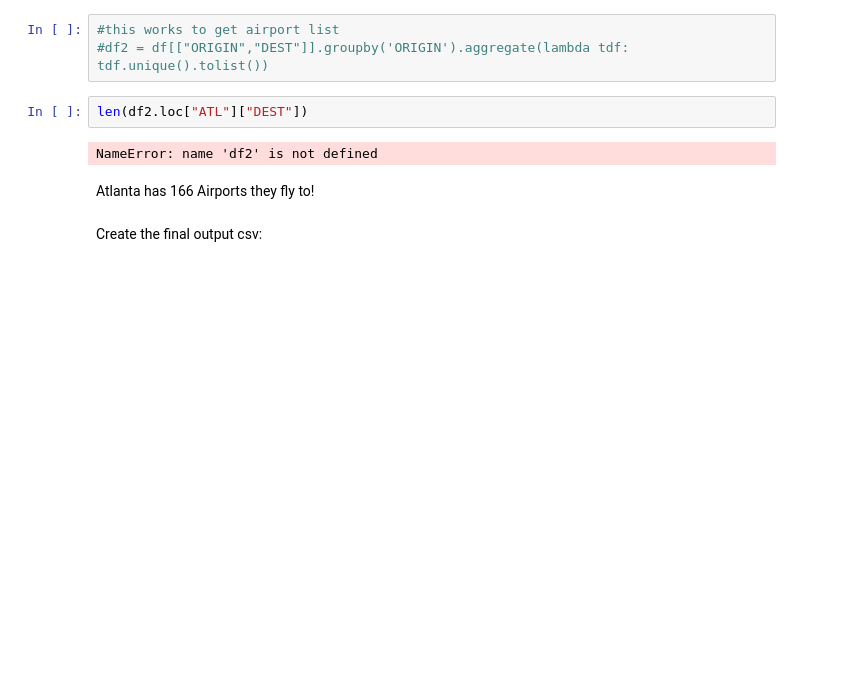
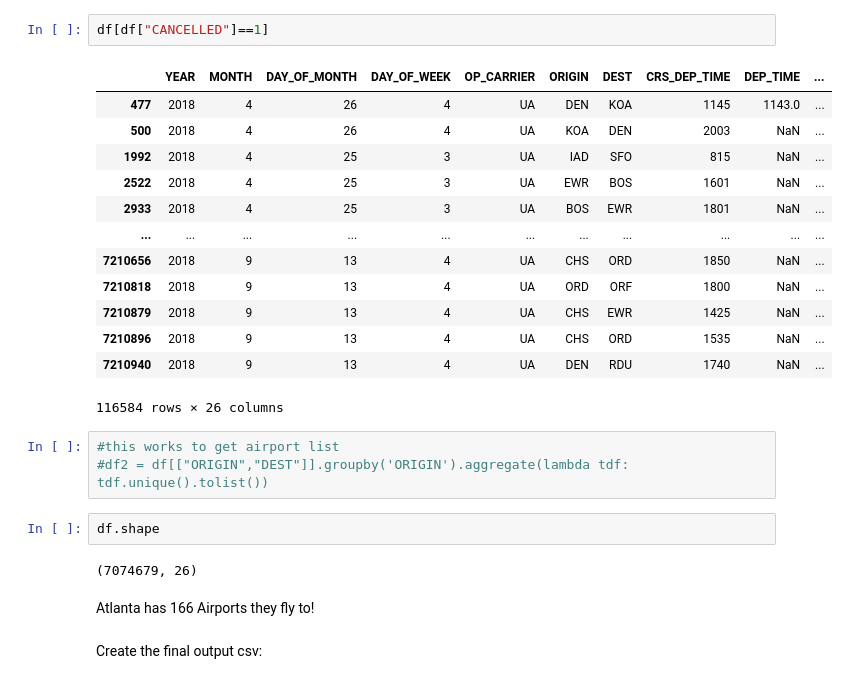
Before and after one commit to brandaohugo/infovis-group36, a Jupyter notebook: jupyter/airports-serviced-data.ipynb, the cells around one changed output. Cells and saved outputs as stored; diff of their text form; blank space fills up the shorter version.

```diff
--- a/jupyter/airports-serviced-data.ipynb
+++ b/jupyter/airports-serviced-data.ipynb
@@ -34,10 +43,26 @@ Length: 6365, dtype: int64
+# %%
+df[df["CANCELLED"]==1]
+# %% [output]
+|  | YEAR | MONTH | DAY_OF_MONTH | DAY_OF_WEEK | OP_CARRIER | ORIGIN | DEST | CRS_DEP_TIME | DEP_TIME | ... |
+| 477 | 2018 | 4 | 26 | 4 | UA | DEN | KOA | 1145 | 1143.0 | ... |
+| 500 | 2018 | 4 | 26 | 4 | UA | KOA | DEN | 2003 | NaN | ... |
+| 1992 | 2018 | 4 | 25 | 3 | UA | IAD | SFO | 815 | NaN | ... |
+| 2522 | 2018 | 4 | 25 | 3 | UA | EWR | BOS | 1601 | NaN | ... |
+| 2933 | 2018 | 4 | 25 | 3 | UA | BOS | EWR | 1801 | NaN | ... |
+| ... | ... | ... | ... | ... | ... | ... | ... | ... | ... | ... |
+| 7210656 | 2018 | 9 | 13 | 4 | UA | CHS | ORD | 1850 | NaN | ... |
+| 7210818 | 2018 | 9 | 13 | 4 | UA | ORD | ORF | 1800 | NaN | ... |
+| 7210879 | 2018 | 9 | 13 | 4 | UA | CHS | EWR | 1425 | NaN | ... |
+| 7210896 | 2018 | 9 | 13 | 4 | UA | CHS | ORD | 1535 | NaN | ... |
+| 7210940 | 2018 | 9 | 13 | 4 | UA | DEN | RDU | 1740 | NaN | ... |
+116584 rows × 26 columns
 # %%
 #this works to get airport list
 #df2 = df[["ORIGIN","DEST"]].groupby('ORIGIN').aggregate(lambda tdf: tdf.unique().tolist())
-# %%
-len(df2.loc["ATL"]["DEST"])
-# %% [output]
-NameError: name 'df2' is not defined
+# %%
+df.shape
+# %% [output]
+(7074679, 26)
 # %% [markdown]
 Atlanta has 166 Airports they fly to!
 # %% [markdown]
```
Also changed, not shown: parts of 11 cells of this notebook, 1 other file.
